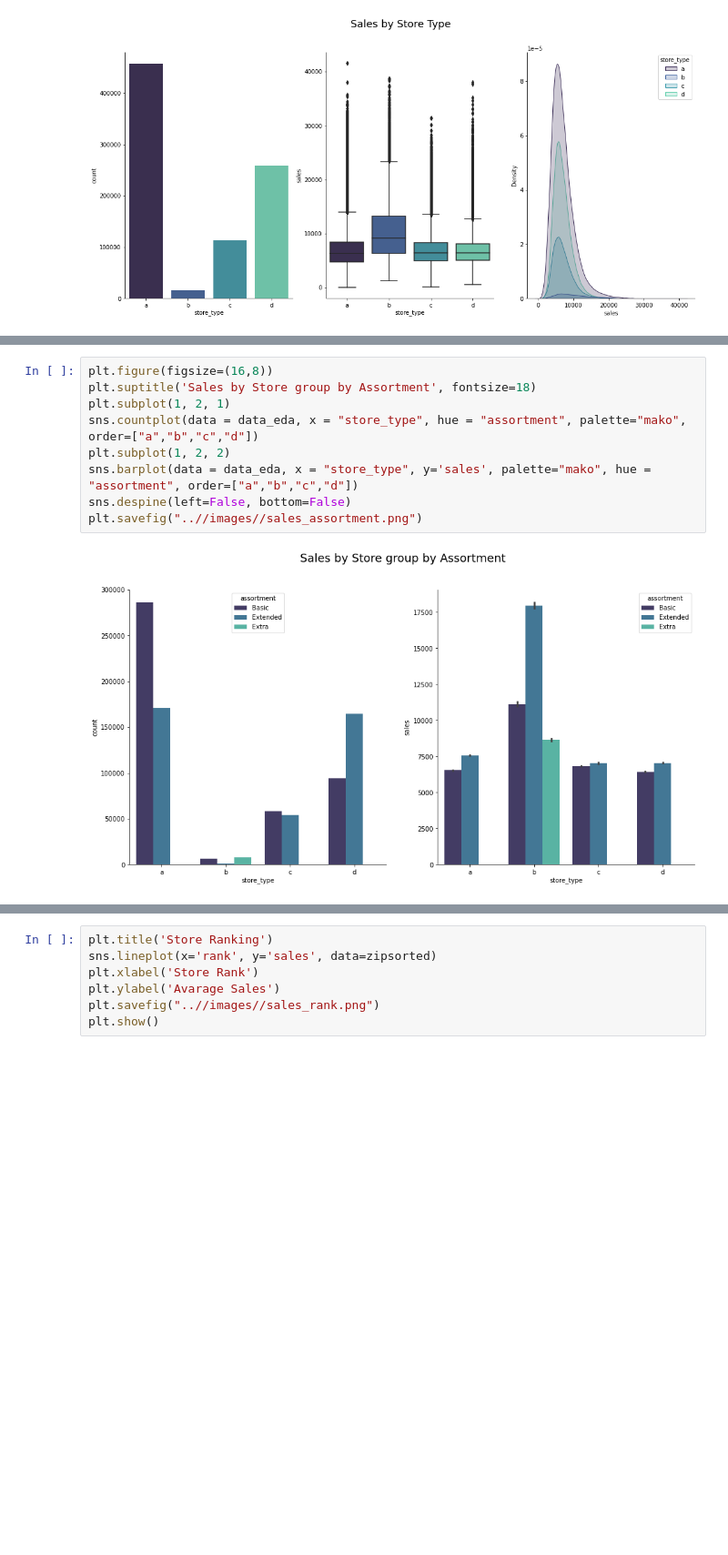
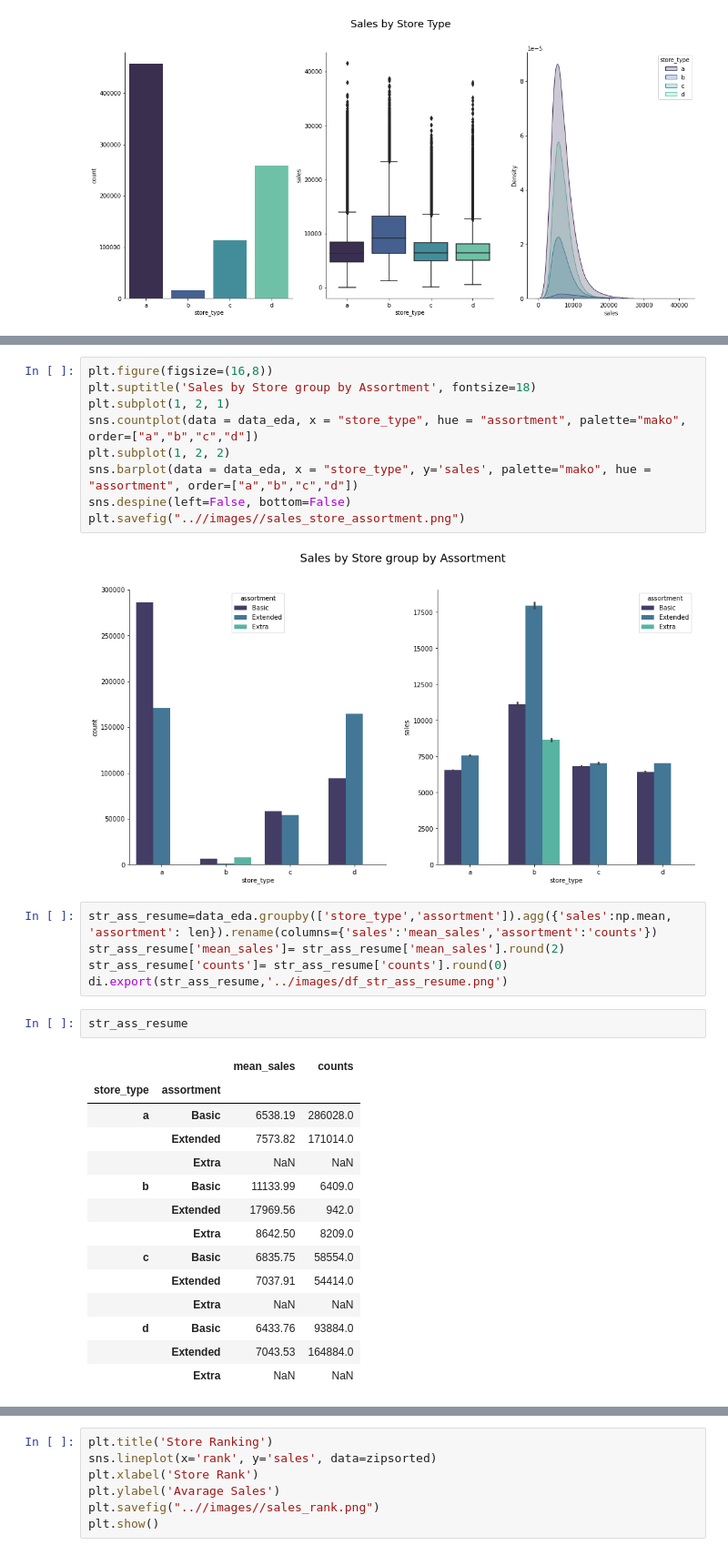
Before and after one commit to alyssonvidal/Rossmann-Sales-Forecast, a Jupyter notebook: notebooks/rossmann_02_eda.ipynb, the cells around one changed output, grey strips where cells are left out. Shown at 91% size. Drawn from its saved outputs; the diff is of its cells as text; blank space fills up the shorter version.

```diff
--- a/notebooks/rossmann_02_eda.ipynb
+++ b/notebooks/rossmann_02_eda.ipynb
@@ -196,6 +228,28 @@ sns.countplot(data = data_eda, x = "store_type", hue = "assortment", palette="ma
 plt.subplot(1, 2, 2)
 sns.barplot(data = data_eda, x = "store_type", y='sales', palette="mako", hue = "assortment", order=["a","b","c","d"])
 sns.despine(left=False, bottom=False)
-plt.savefig("..//images//sales_assortment.png")
+plt.savefig("..//images//sales_store_assortment.png")
 # %% [output]
 [figure]
+# %%
+str_ass_resume=data_eda.groupby(['store_type','assortment']).agg({'sales':np.mean, 'assortment': len}).rename(columns={'sales':'mean_sales','assortment':'counts'})
+str_ass_resume['mean_sales']= str_ass_resume['mean_sales'].round(2)
+str_ass_resume['counts']= str_ass_resume['counts'].round(0)
+di.export(str_ass_resume,'../images/df_str_ass_resume.png')
+# %%
+str_ass_resume
+# %% [output]
+|  |  | mean_sales | counts |
+| store_type | assortment |  |  |
+| a | Basic | 6538.19 | 286028.0 |
+|  | Extended | 7573.82 | 171014.0 |
+|  | Extra | NaN | NaN |
+| b | Basic | 11133.99 | 6409.0 |
+|  | Extended | 17969.56 | 942.0 |
+|  | Extra | 8642.50 | 8209.0 |
+| c | Basic | 6835.75 | 58554.0 |
+|  | Extended | 7037.91 | 54414.0 |
+|  | Extra | NaN | NaN |
+| d | Basic | 6433.76 | 93884.0 |
+|  | Extended | 7043.53 | 164884.0 |
+|  | Extra | NaN | NaN |
```
Also changed, not shown: parts of 10 cells of this notebook, 9 other files.
